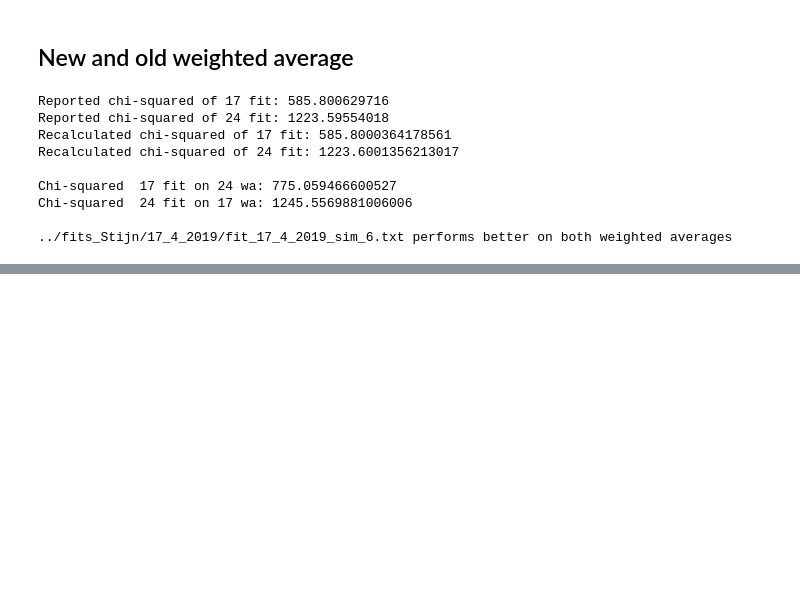
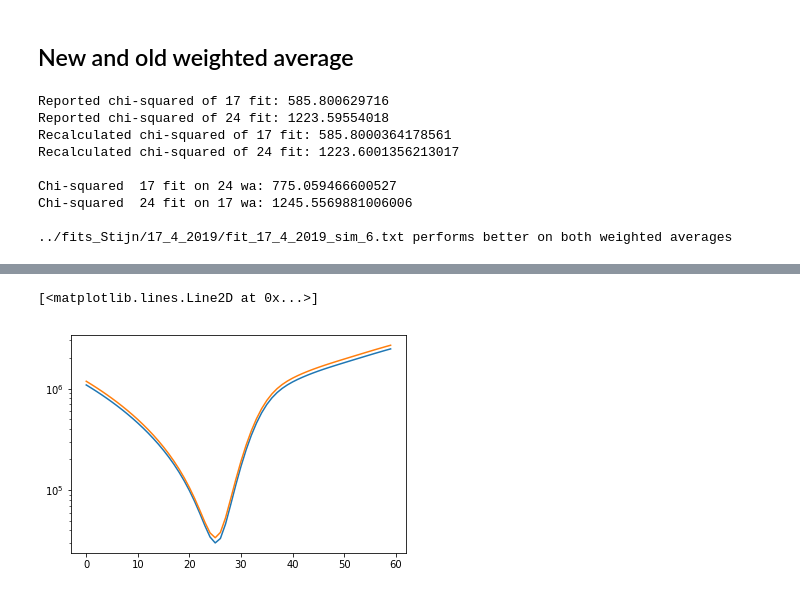
Before and after one commit to martin-depken/Energy-Landscape, a Jupyter notebook: predict_pclv_Stijn/correlation and chi squared of weighted average.ipynb, the cells around one changed output, grey strips where cells are left out. Saved outputs shown, nothing was run; the diff lists cells and outputs as text; code cells hidden in the pictures; blank space fills up the shorter version.

```diff
--- a/predict_pclv_Stijn/correlation and chi squared of weighted average.ipynb
+++ b/predict_pclv_Stijn/correlation and chi squared of weighted average.ipynb
@@ -204,0 +227,7 @@ Chi-squared  24 fit on 17 wa: 1245.5569881006006
+# %%
+plt.figure
+plt.semilogy(range(len(chi_trace_old)),chi_trace_old)
+plt.semilogy(range(len(chi_trace_new)),chi_trace_new)
+# %% [output]
+[<matplotlib.lines.Line2D at 0x...>]
+[figure, added]
```
Also changed, not shown: parts of 3 cells of this notebook.
